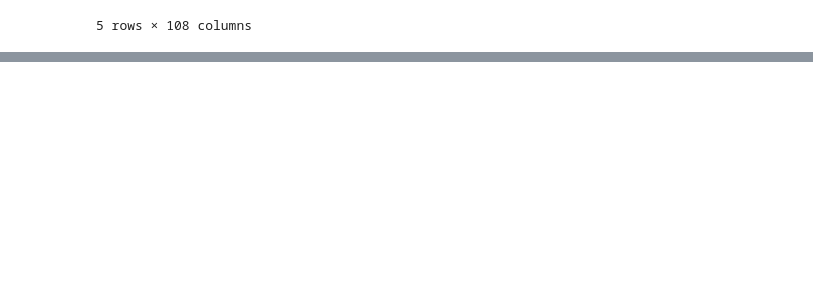
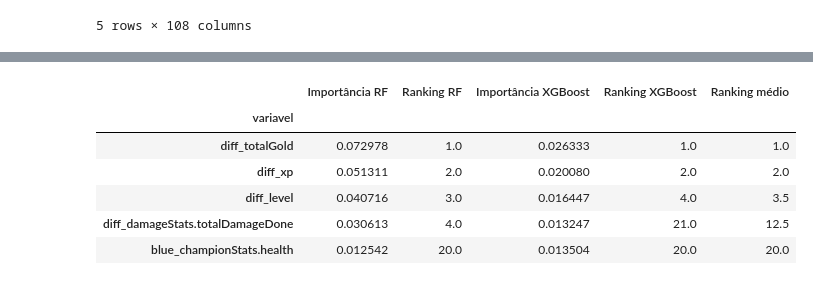
Before and after one commit to wesleysotnas64/lol-time-series, a Jupyter notebook: notebooks/01-rf-xgb-features.ipynb, the cells around one changed output, grey strips where cells are left out. Saved outputs shown, nothing was run; the diff lists cells and outputs as text; code cells hidden in the pictures; blank space fills up the shorter version.

```diff
--- a/notebooks/01-rf-xgb-features.ipynb
+++ b/notebooks/01-rf-xgb-features.ipynb
@@ -33,0 +580,72 @@ Dimensões do dataset: 289264 linhas e 108 colunas
+# %%
+# Define a quantidade inicial de variáveis em cada ranking
+limite_top = 20
+
+# Amplia igualmente os rankings até encontrar pelo menos
+# cinco variáveis em comum
+while limite_top <= len(importancias_agrupadas):
+
+    top_rf = importancias_agrupadas.head(limite_top)
+    top_xgb = importancias_agrupadas_xgb.head(limite_top)
+
+    variaveis_comuns = set(top_rf.index).intersection(
+        set(top_xgb.index)
+    )
+
+    if len(variaveis_comuns) >= 5:
+        break
+
+    limite_top += 1
+
+# Calcula a posição de cada variável nos dois rankings
+ranking_rf = importancias_agrupadas.rank(
+    ascending=False,
+    method="min"
+)
+
+ranking_xgb = importancias_agrupadas_xgb.rank(
+    ascending=False,
+    method="min"
+)
+
+# Organiza as variáveis compartilhadas
+resultado_intersecao = pd.DataFrame({
+    "Importância RF": importancias_agrupadas.loc[
+        list(variaveis_comuns)
+    ],
+    "Ranking RF": ranking_rf.loc[list(variaveis_comuns)],
+    "Importância XGBoost": importancias_agrupadas_xgb.loc[
+        list(variaveis_comuns)
+    ],
+    "Ranking XGBoost": ranking_xgb.loc[list(variaveis_comuns)]
+})
+
+# Calcula a posição média nos dois rankings
+resultado_intersecao["Ranking médio"] = (
+    resultado_intersecao["Ranking RF"] +
+    resultado_intersecao["Ranking XGBoost"]
+) / 2
+
+# Seleciona as cinco variáveis com melhor posição média
+resultado_intersecao = resultado_intersecao.sort_values(
+    "Ranking médio"
+)
+
+cinco_variaveis = resultado_intersecao.head(5)
+
+print("=" * 65)
+print("       SELEÇÃO DAS CINCO VARIÁVEIS EM COMUM")
+print("=" * 65)
+
+print(f"\nLimite utilizado em cada ranking: Top {limite_top}")
+print(f"Total de variáveis em comum: {len(variaveis_comuns)}")
+
+display(cinco_variaveis)
+
+# Lista final para utilização no próximo experimento
+features_selecionadas = cinco_variaveis.index.tolist()
+
+print("\nVariáveis selecionadas:")
+for posicao, variavel in enumerate(features_selecionadas, start=1):
+    print(f"{posicao}. {variavel}")
+# %% [output]
@@ -33,0 +658,7 @@ Dimensões do dataset: 289264 linhas e 108 colunas
+|  | Importância RF | Ranking RF | Importância XGBoost | Ranking XGBoost | Ranking médio |
+| variavel |  |  |  |  |  |
+| diff_totalGold | 0.072978 | 1.0 | 0.026333 | 1.0 | 1.0 |
+| diff_xp | 0.051311 | 2.0 | 0.020080 | 2.0 | 2.0 |
+| diff_level | 0.040716 | 3.0 | 0.016447 | 4.0 | 3.5 |
+| diff_damageStats.totalDamageDone | 0.030613 | 4.0 | 0.013247 | 21.0 | 12.5 |
+| blue_championStats.health | 0.012542 | 20.0 | 0.013504 | 20.0 | 20.0 |
```
Also changed, not shown: parts of 20 cells of this notebook, 1 other file.
